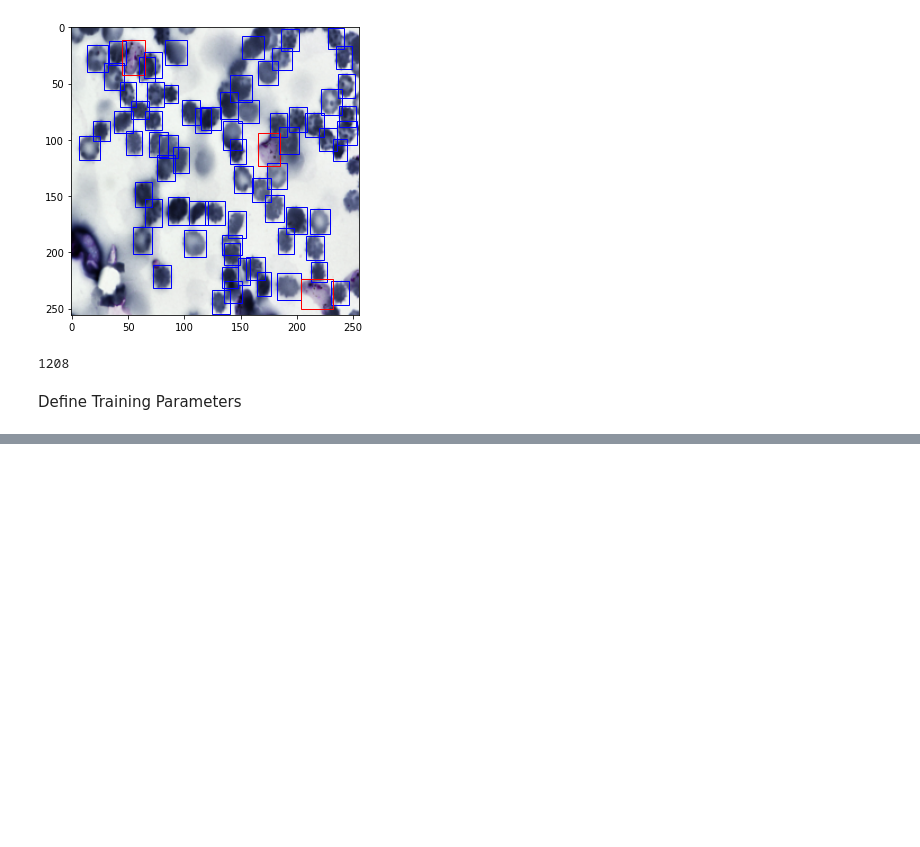
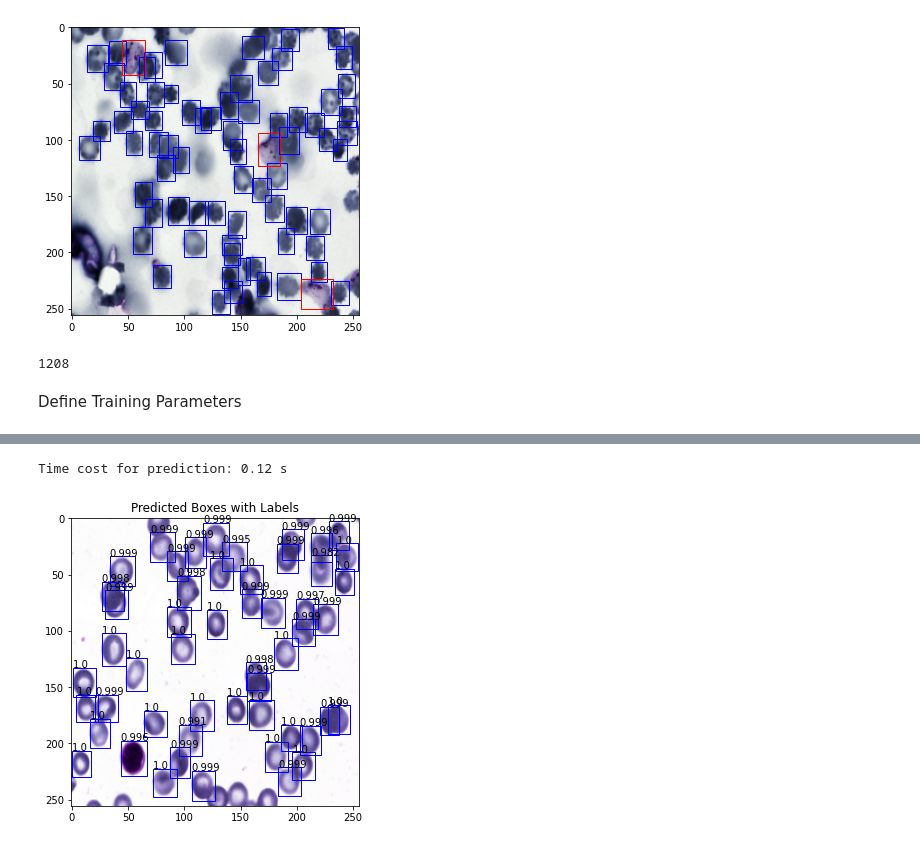
Before and after one commit to VanessaYan/STAT-453-Malaria-Bounding-Boxes-Detection, a Jupyter notebook: code/Fast RCNN/faster_rcnn.ipynb, the cells around one changed output, grey strips where cells are left out. Drawn from its saved outputs; the diff is of its cells as text; code cells hidden in the pictures; blank space fills up the shorter version.

```diff
--- a/code/Fast RCNN/faster_rcnn.ipynb
+++ b/code/Fast RCNN/faster_rcnn.ipynb
@@ -582,7 +571,7 @@ data_loader_test = torch.utils.data.DataLoader(
 Define Training Parameters
 # %%
 params = [p for p in model.parameters() if p.requires_grad]
-optimizer = torch.optim.SGD(params, lr=0.0005, momentum=0.9, weight_decay=0.0005)
+optimizer = torch.optim.SGD(params, lr=0.005, momentum=0.9, weight_decay=0.0005)
 lr_scheduler = torch.optim.lr_scheduler.StepLR(optimizer,
                                                step_size=5,
                                                gamma=0.1)
@@ -705,2 +605,0 @@ import transforms as T
-# %%
-img_path = test_2['path'][0]
@@ -768,0 +610,2 @@ for i in range(len(pred_boxes)):
+# %%
+model = torch.load('/content/drive/My Drive/Colab Notebooks/faster_lr_0.005.pt')
@@ -768,0 +708,42 @@ for i in range(len(pred_boxes)):
+# %%
+def faster_rcnn_test(img_path,threshold):
+  img = Image.open(img_path)
+  img = img.resize((256, 256), resample=Image.BILINEAR)
+  img = transforms.ToTensor()(img)
+  model.eval()
+  start_time = time.time()
+  with torch.no_grad():
+      pred = model([img.to(device)])
+  print('Time cost for prediction: %.2f s' % ((time.time() - start_time)))
+  cell = ['background','uninfected','infected']
+  threshold = threshold
+  pred_class = [cell[i] for i in list(pred[0]['labels'])]
+  pred_boxes = [[(i[0], i[1]), (i[2], i[3])] for i in list(pred[0]['boxes'].detach())]
+  pred_score = list(pred[0]['scores'].detach())
+  pred_t = [pred_score.index(x) for x in pred_score if x>=threshold][-1]
+  pred_boxes = pred_boxes[:pred_t+1]
+  pred_class = pred_class[:pred_t+1]
+  pred_score = pred_score[:pred_t+1]
+  fig = plt.figure()
+  ax = fig.add_axes([0,0,1,1])
+  plt.title("Predicted Boxes with Labels")
+  image = plt.imshow(img.permute(1, 2, 0))
+  for i in range(len(pred_boxes)):
+      xmin = pred_boxes[i][0][0]
+      xmax = pred_boxes[i][1][0]
+      ymin = pred_boxes[i][0][1]
+      ymax = pred_boxes[i][1][1]
+      wid = xmax - xmin
+      hei = ymax - ymin
+      if pred_class[i] == 'infected':
+          edgecolor = 'r'
+      elif pred_class[i] == 'uninfected':
+          edgecolor = 'b'
+      rect = patches.Rectangle((xmin,ymin), wid, hei, edgecolor = edgecolor, facecolor = 'none')
+      ax.add_patch(rect)
+      ax.text(xmin,ymin,pred_score[i].cpu().numpy().round(3).astype('str'))
+# %%
+faster_rcnn_test(train_2['path'][400],0.8)
+# %% [output]
+Time cost for prediction: 0.12 s
+[figure, added]
```
Also changed, not shown: parts of 52 cells of this notebook.
